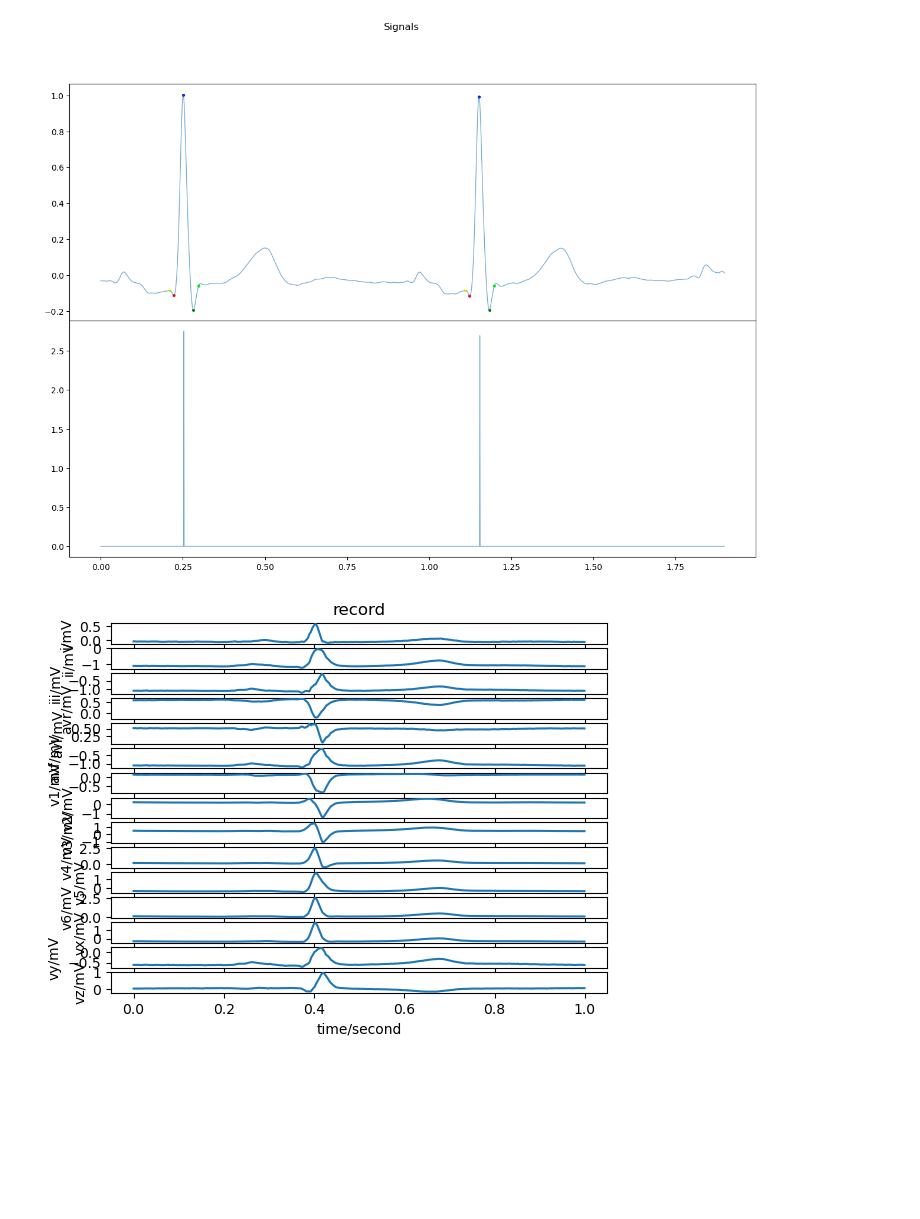
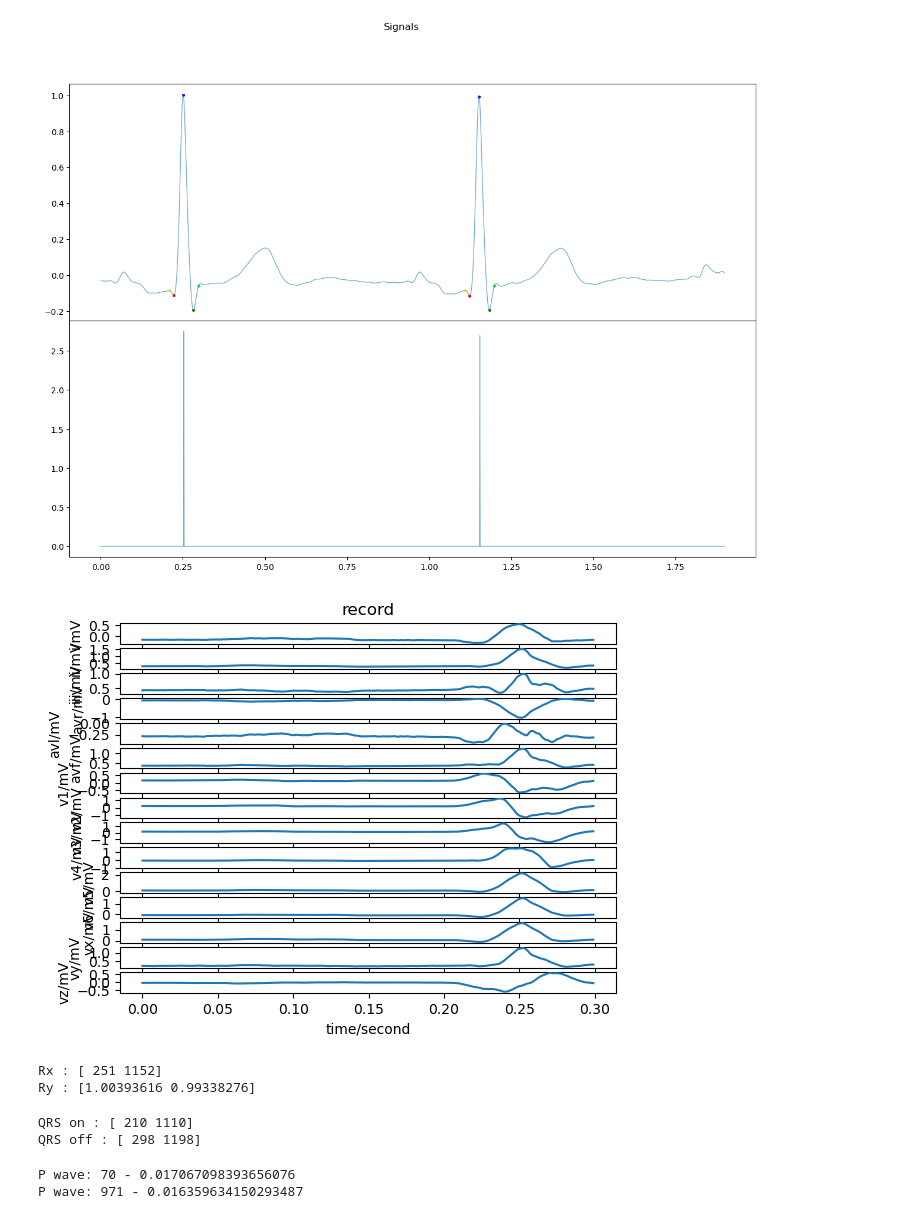
Before and after one commit to Nourhan-Mahmoud/ECG-Based-Authentication-Interface, a Jupyter notebook: 02.Preprocessing_and_FeaturesExtraction/FeatureExtraction_NB.ipynb, the cells around one changed output. Saved outputs shown, nothing was run; the diff lists cells and outputs as text; code cells hidden in the pictures; blank space fills up the shorter version.

```diff
--- a/02.Preprocessing_and_FeaturesExtraction/FeatureExtraction_NB.ipynb
+++ b/02.Preprocessing_and_FeaturesExtraction/FeatureExtraction_NB.ipynb
@@ -279,7 +272,57 @@ plt.show()
 [figure]
 # %%
 # Preview all channels
-record = wfdb.rdrecord('104/s0306lre', sampfrom=samp_start, sampto=2300)
+record = wfdb.rdrecord('../01.Dataset/117/s0291lre', sampfrom=samp_start, sampto=2300)
+sample_rate = record.fs
 wfdb.plot_wfdb(record, title='record')
 # %% [output]
-[figure, old version]
+[figure, new version]
+# %%
+print("Rx : " + str(Rx))
+print("Ry : " + str(Ry))
+# %% [output]
+Rx : [ 251 1152]
+Ry : [1.00393616 0.99338276]
+# %%
+print("QRS on : "+ str(qrs_on_x))
+print("QRS off : "+ str(qrs_off_x))
+# %% [output]
+QRS on : [ 210 1110]
+QRS off : [ 298 1198]
+# %%
+# Get P wave
+# Rx -> R peak location
+window_size = int(fs * 0.2)  # 200 ms window
+Px = []
+Py = []
+
+loc = qrs_on_x[0] # QRS onset
+start_idx = int(loc - window_size)
+#Py.append(max(denoised_signal[start_idx:loc])) # amplitude of P wave -> y value
+#Px.append(np.argmax(denoised_signal[start_idx:loc])) # index of P wave -> x value
+
+px = 0; py = -5
+for i in range(start_idx,loc):
+    if denoised_signal[i] > py:
+        py = denoised_signal[i]
+        px = i
+print ("P wave: " + str(px) + " - " + str(py))
+Py.append(py)
+Px.append(px)
+
+loc = qrs_on_x[1] # QRS onset
+start_idx = int(loc - window_size)
+#Py.append(max(denoised_signal[start_idx:loc])) # amplitude of P wave -> y value
+#Px.append(np.argmax(denoised_signal[start_idx:loc])) # index of P wave -> x value
+
+px = 0; py = -5
+for i in range(start_idx,loc):
+    if denoised_signal[i] > py:
+        py = denoised_signal[i]
+        px = i
+print ("P wave: " + str(px) + " - " + str(py))
+Py.append(py)
+Px.append(px)
+# %% [output]
+P wave: 70 - 0.017067098393656076
+P wave: 971 - 0.016359634150293487
```
Also changed, not shown: parts of 17 cells of this notebook.
